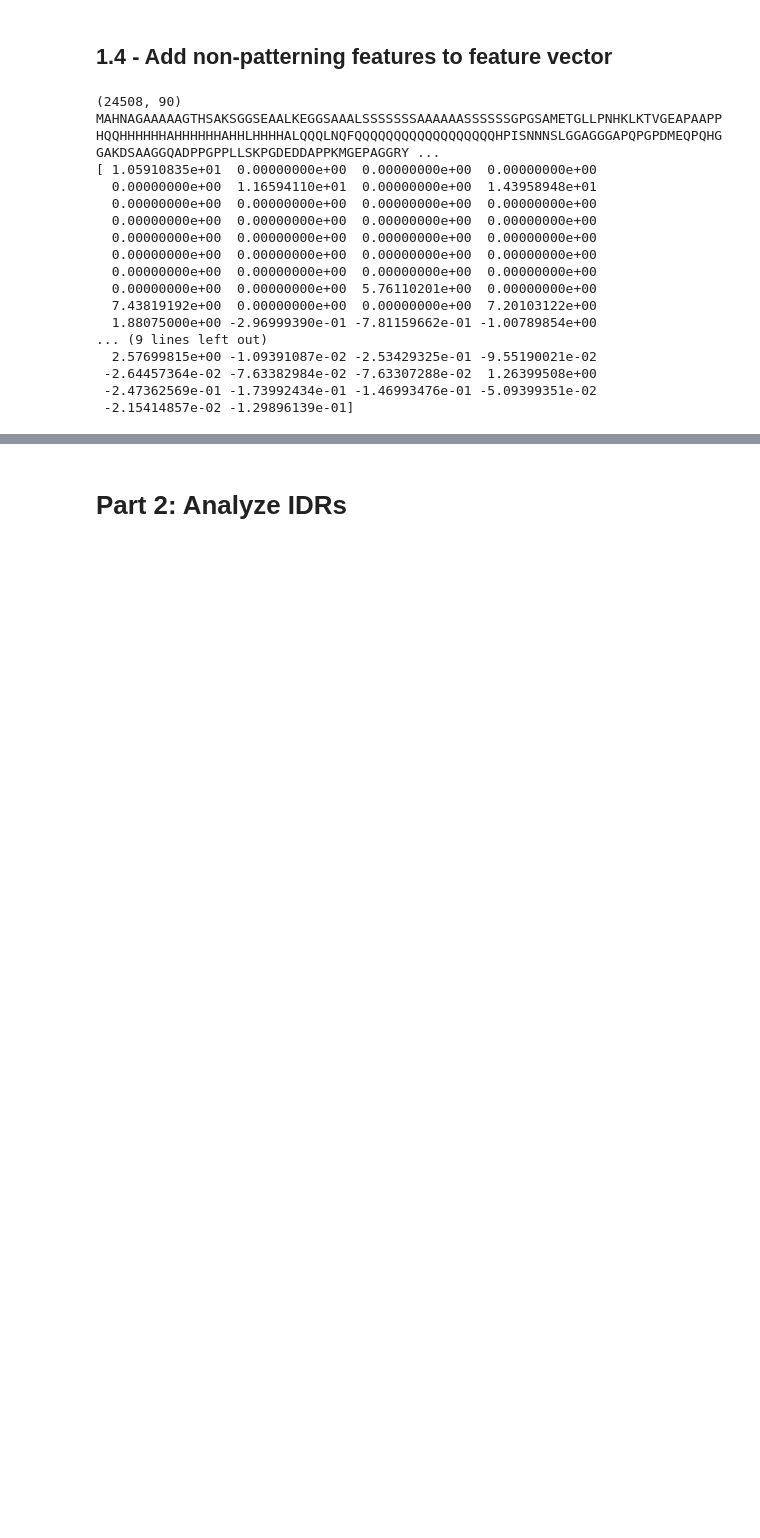
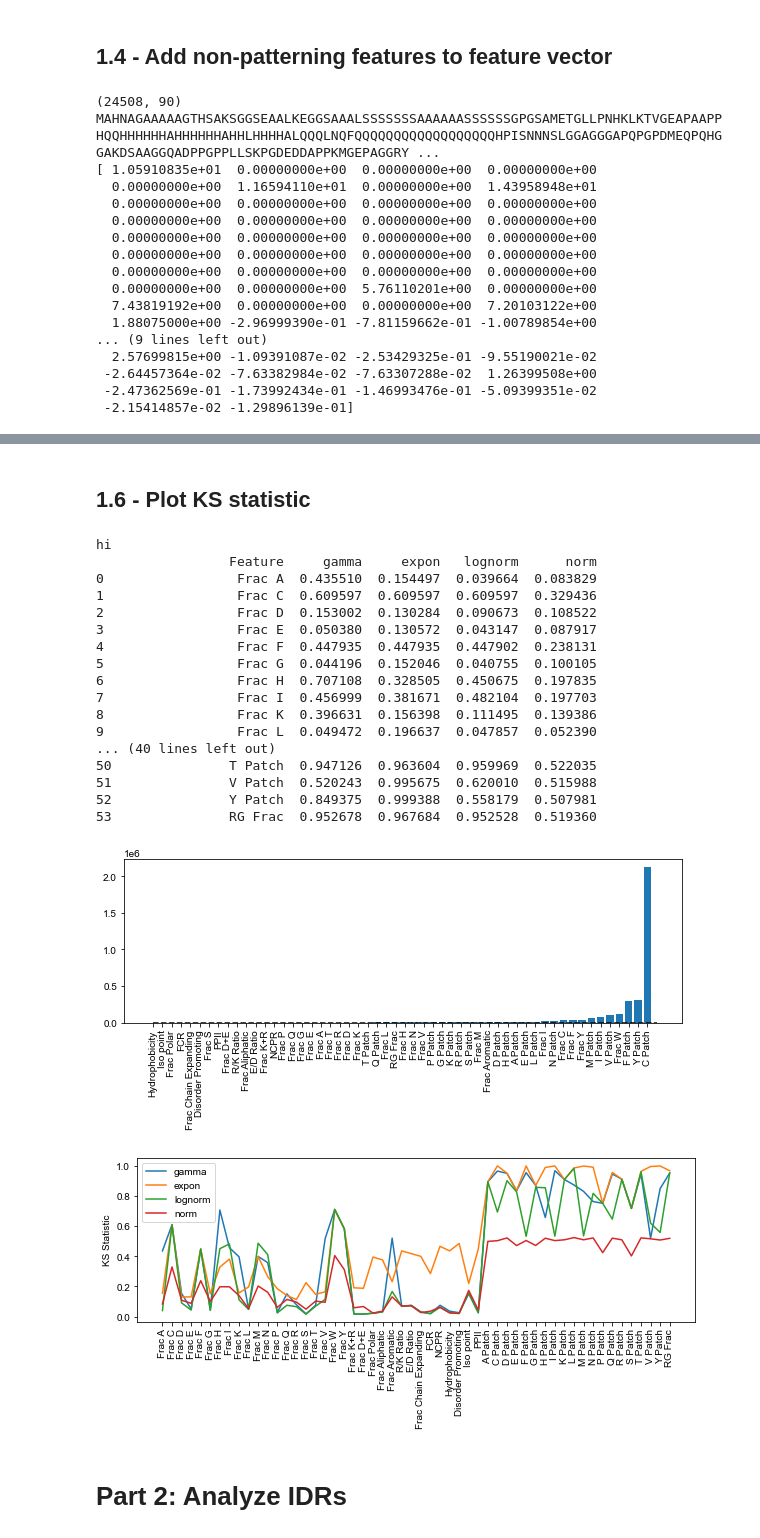
Before and after one commit to kierstenruff/RUFF_KING_Grammars_of_IDRs_using_NARDINI-, a Jupyter notebook: 0_Creating_GIN_Clusters/0_extract_GIN_clusters_IDRs_100_300.ipynb, the cells around one changed output, grey strips where cells are left out. Drawn from its saved outputs; the diff is of its cells as text; code cells hidden in the pictures; blank space fills up the shorter version.

Commit message:
Updated 0_Creating_GIN_Clusters to account for new plots

```diff
--- a/0_Creating_GIN_Clusters/0_extract_GIN_clusters_IDRs_100_300.ipynb
+++ b/0_Creating_GIN_Clusters/0_extract_GIN_clusters_IDRs_100_300.ipynb
@@ -323,15 +346,19 @@ for fname in filename:
 
             rgpatch.append(len(patchescombined)/len(currseq))
 
+    varlist=[fracA, fracC, fracD, fracE, fracF, fracG, fracH, fracI, fracK, fracL, fracM, fracN, fracP, fracQ, fracR, fracS, fracT, fracV, fracW, fracY, fracpos, fracneg, fracpol, fracali, fracaro, fracRtoK, fracEtoD, fracexp, fcr, ncpr, mhydro, dispro, isopoi, ppii]
+
     meanvals_sapiens=[np.mean(fracA), np.mean(fracC), np.mean(fracD), np.mean(fracE), np.mean(fracF), np.mean(fracG), np.mean(fracH), np.mean(fracI), np.mean(fracK), np.mean(fracL), np.mean(fracM), np.mean(fracN), np.mean(fracP), np.mean(fracQ), np.mean(fracR), np.mean(fracS), np.mean(fracT), np.mean(fracV), np.mean(fracW), np.mean(fracY), np.mean(fracpos), np.mean(fracneg), np.mean(fracpol), np.mean(fracali), np.mean(fracaro), np.mean(fracRtoK), np.mean(fracEtoD), np.mean(fracexp), np.mean(fcr), np.mean(ncpr), np.mean(mhydro), np.mean(dispro), np.mean(isopoi), np.mean(ppii)]
     stdvals_sapiens=[np.std(fracA), np.std(fracC), np.std(fracD), np.std(fracE), np.std(fracF), np.std(fracG), np.std(fracH), np.std(fracI), np.std(fracK), np.std(fracL), np.std(fracM), np.std(fracN), np.std(fracP), np.std(fracQ), np.std(fracR), np.std(fracS), np.std(fracT), np.std(fracV), np.std(fracW), np.std(fracY), np.std(fracpos), np.std(fracneg), np.std(fracpol), np.std(fracali), np.std(fracaro), np.std(fracRtoK), np.std(fracEtoD), np.std(fracexp), np.std(fcr), np.std(ncpr), np.std(mhydro), np.std(dispro), np.std(isopoi), np.std(ppii)]
 
     for a in fracpatch:
         meanvals_sapiens.append(np.mean(a))
         stdvals_sapiens.append(np.std(a))
+        varlist.append(a)
 
     meanvals_sapiens.append(np.mean(rgpatch))
     stdvals_sapiens.append(np.std(rgpatch))
+    varlist.append(rgpatch)
 
 
     print(meanvals_sapiens)
@@ -571,3 +830,51 @@ MAHNAGAAAAAGTHSAKSGGSEAALKEGGSAAALSSSSSSSAAAAAASSSSSSGPGSAMETGLLPNHKLKTVGEAPAAPP
+# %% [markdown]
+## 1.6 - Plot KS statistic
+# %%
+tmpdf=pd.DataFrame()
+tmpdf['Feature']=featfit
+tmpdf['KS Stat']=ksstat
+tmpdf=tmpdf.sort_values(by='KS Stat')
+
+plt.figure(figsize=(10,3))
+plt.bar(np.arange(0,len(tmpdf)),tmpdf['KS Stat'].tolist())
+plt.xticks(np.arange(0,len(tmpdf)),tmpdf['Feature'].tolist(),rotation=90)
+plt.plot([0,54],[0.05,0.05],'--k')
+print('hi')
+
+plt.figure(figsize=(10,3))
+plt.plot(ksstatmat)
+plt.xticks(np.arange(0,len(featfit)),featfit,rotation=90)
+plt.legend(fittypes)
+plt.ylabel("KS Statistic")
+#plt.savefig('KS_statistic_by_feature_4_distributions.pdf', transparent=True, bbox_inches = "tight")
+
+tdf1=pd.DataFrame(myfeatcomp,columns=['Feature'])
+tdf2=pd.DataFrame(ksstatmat,columns=fittypes)
+tdf=pd.concat([tdf1,tdf2],axis=1)
+
+print(tdf)
+
+#tdf.to_excel('KS_statistic_by_feature_4_distributions.xlsx')
+# %% [output]
+hi
+                 Feature     gamma     expon   lognorm      norm
+0                 Frac A  0.435510  0.154497  0.039664  0.083829
+1                 Frac C  0.609597  0.609597  0.609597  0.329436
+2                 Frac D  0.153002  0.130284  0.090673  0.108522
+3                 Frac E  0.050380  0.130572  0.043147  0.087917
+4                 Frac F  0.447935  0.447935  0.447902  0.238131
+5                 Frac G  0.044196  0.152046  0.040755  0.100105
+6                 Frac H  0.707108  0.328505  0.450675  0.197835
+7                 Frac I  0.456999  0.381671  0.482104  0.197703
+8                 Frac K  0.396631  0.156398  0.111495  0.139386
+9                 Frac L  0.049472  0.196637  0.047857  0.052390
+... (40 lines left out)
+50               T Patch  0.947126  0.963604  0.959969  0.522035
+51               V Patch  0.520243  0.995675  0.620010  0.515988
+52               Y Patch  0.849375  0.999388  0.558179  0.507981
+53               RG Frac  0.952678  0.967684  0.952528  0.519360
+[figure, added]
+[figure, added]
 # %% [markdown]
 # Part 2: Analyze IDRs
 # %% [markdown]
```
Also changed, not shown: parts of 5 cells of this notebook, 13 other files.
